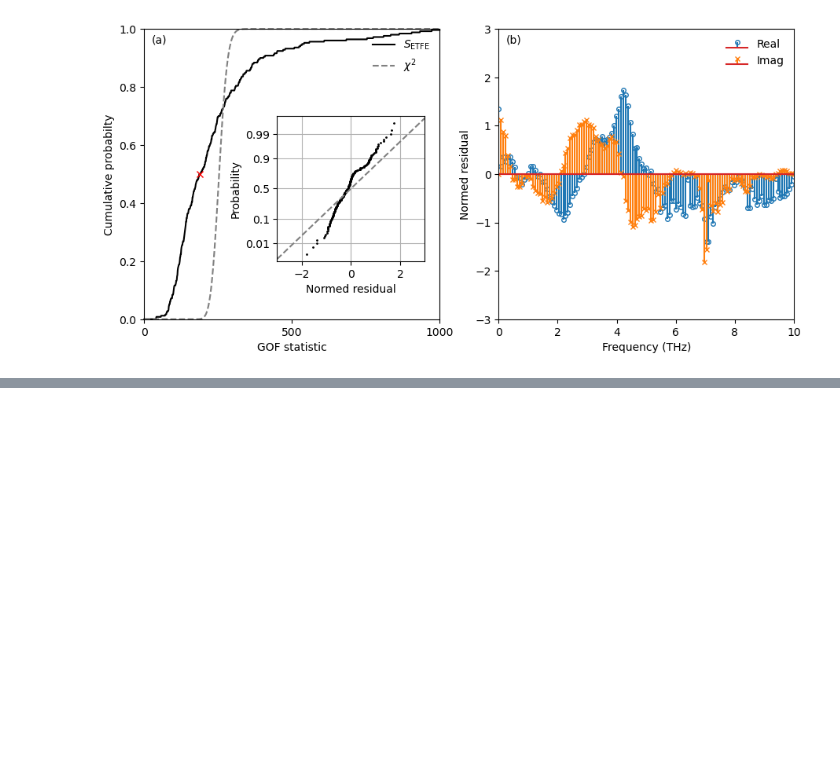
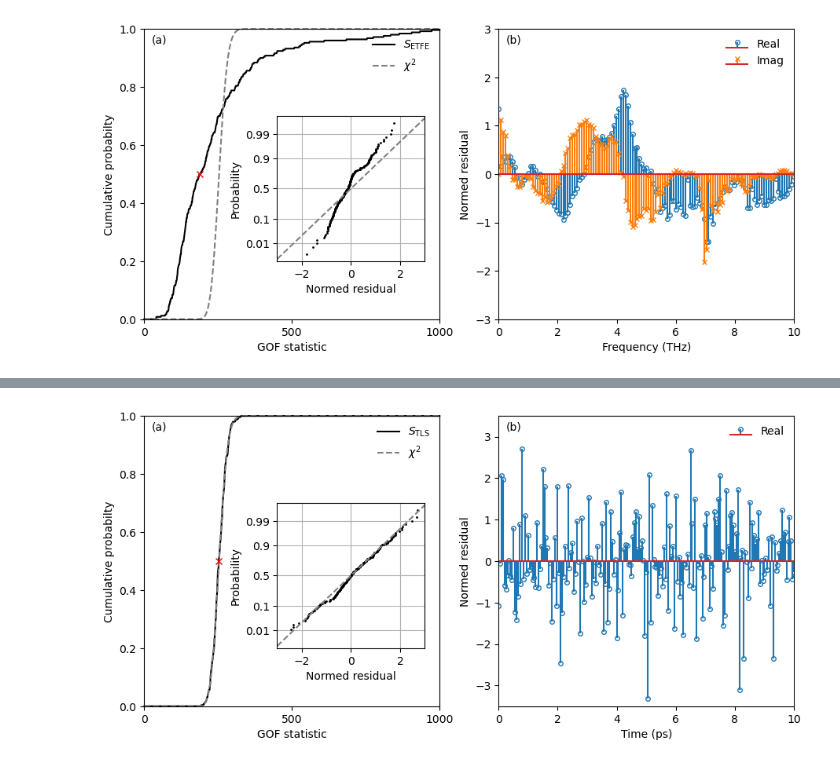
Before and after one commit to dodge-research-group/thztools, a Jupyter notebook: examples/simulation-example.ipynb, the cells around one changed output, grey strips where cells are left out. Cells and saved outputs as stored; diff of their text form; code cells hidden in the pictures; blank space fills up the shorter version.

```diff
--- a/examples/simulation-example.ipynb
+++ b/examples/simulation-example.ipynb
@@ -254,0 +330,62 @@ plt.show()
+# %%
+# Find the index of the median value
+i_show = np.argsort(resnorm_mle)[len(resnorm_mle) // 2]
+osm, osr = probplot(residual_mle[:, i_show], fit=False)
+
+w, h = figaspect(0.45)
+_, axs = plt.subplots(1, 2, figsize=(w, h))
+
+# Panel (a)
+axs[0].plot(gof_mle, ecdf_mle, 'k-', label=r'$S_\mathrm{TLS}$', clip_on=False)
+axs[0].plot(gof_mle, chi2.cdf(gof_mle, n - 2), '--', c='gray', label=r'$\chi^2$', clip_on=False)
+axs[0].plot(np.median(resnorm_mle), 0.5, 'rx')
+
+# axs[0].legend(loc=(0.75, 0.8), frameon=False)
+axs[0].legend(loc='upper right', frameon=False)
+axs[0].text(0.025, 0.95, '(a)', transform=axs[0].transAxes)
+
+axs[0].set_xlim(0, 1000)
+axs[0].set_ylim(0, 1)
+
+axs[0].set_xticks([0, 500, 1000])
+axs[0].set_yticks(np.linspace(0, 1, 6, endpoint=True))
+
+axs[0].set_xlabel('GOF statistic')
+axs[0].set_ylabel('Cumulative probabilty')
+
+# Inset to (a)
+ins = axs[0].inset_axes([0.45, 0.2, 0.5, 0.5])
+ins.plot(osr, osm, 'k.', ms=2)
+ins.plot([-3, 3], [-3, 3], '--', c='gray')
+ins.grid()
+
+ins.set_xlim(-3, 3)
+ins.set_ylim(norm.ppf([0.001, 0.999]))
+
+ins.set_xticks([-2, 0, 2])
+ins.set_yticks(norm.ppf([0.01, 0.1, 0.5, 0.9, 0.99]))
+
+ins.set_yticklabels(['0.01', '0.1', '0.5', '0.9', '0.99'])
+
+ins.set_xlabel('Normed residual')
+ins.set_ylabel('Probability')
+
+# Panel (b)
+markerline, _, _ = axs[1].stem(t, residual_mle[:, i_show],
+                               linefmt = 'C0-', markerfmt='o',
+                               label='Real')
+markerline.set_markerfacecolor('none')
+markerline.set_markersize(4)
+
+axs[1].legend(loc='upper right', frameon=False)
+axs[1].text(0.025, 0.95, '(b)', transform=axs[1].transAxes)
+
+axs[1].set_xlim(0, 10)
+axs[1].set_ylim(-3.5, 3.5)
+
+axs[1].set_xlabel('Time (ps)')
+axs[1].set_ylabel('Normed residual')
+
+plt.show()
+# %% [output]
+[figure, added]
```
Also changed, not shown: parts of 7 cells of this notebook.
